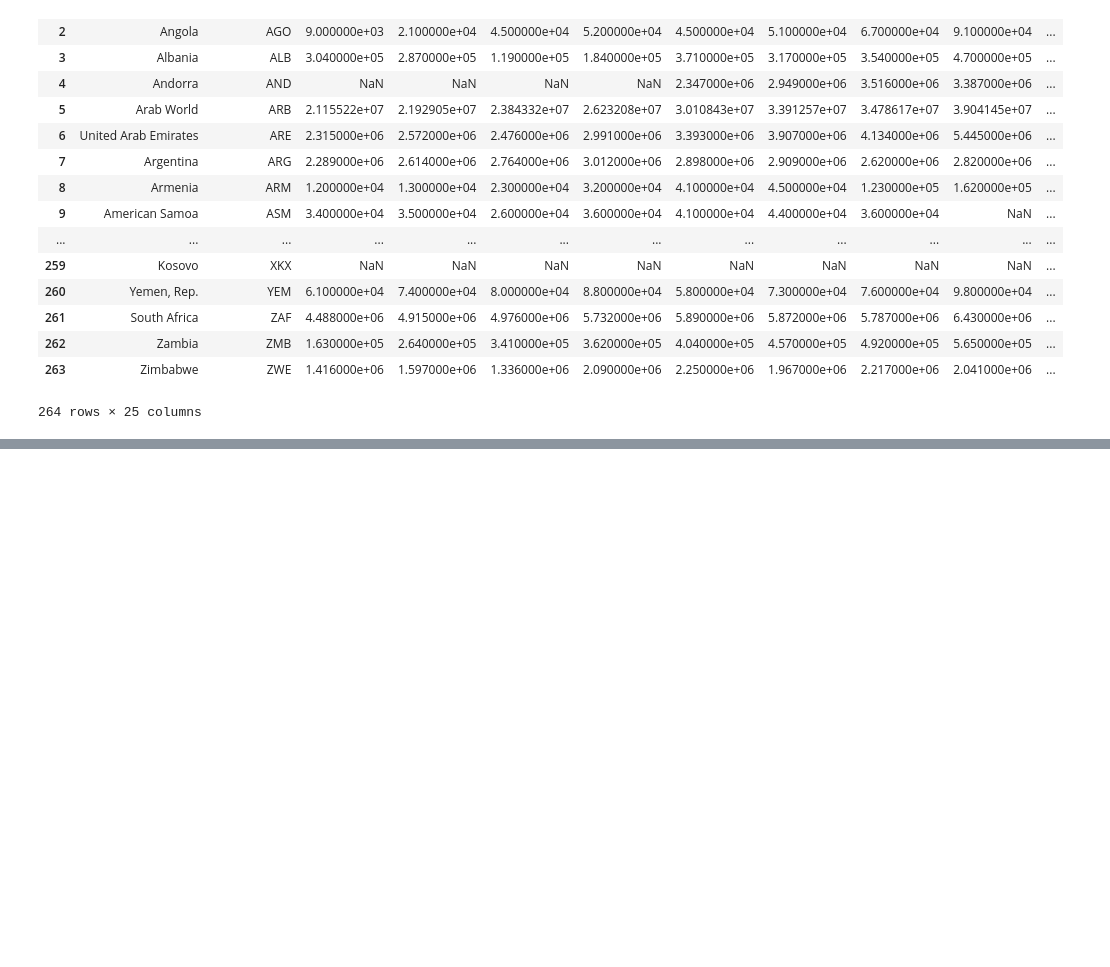
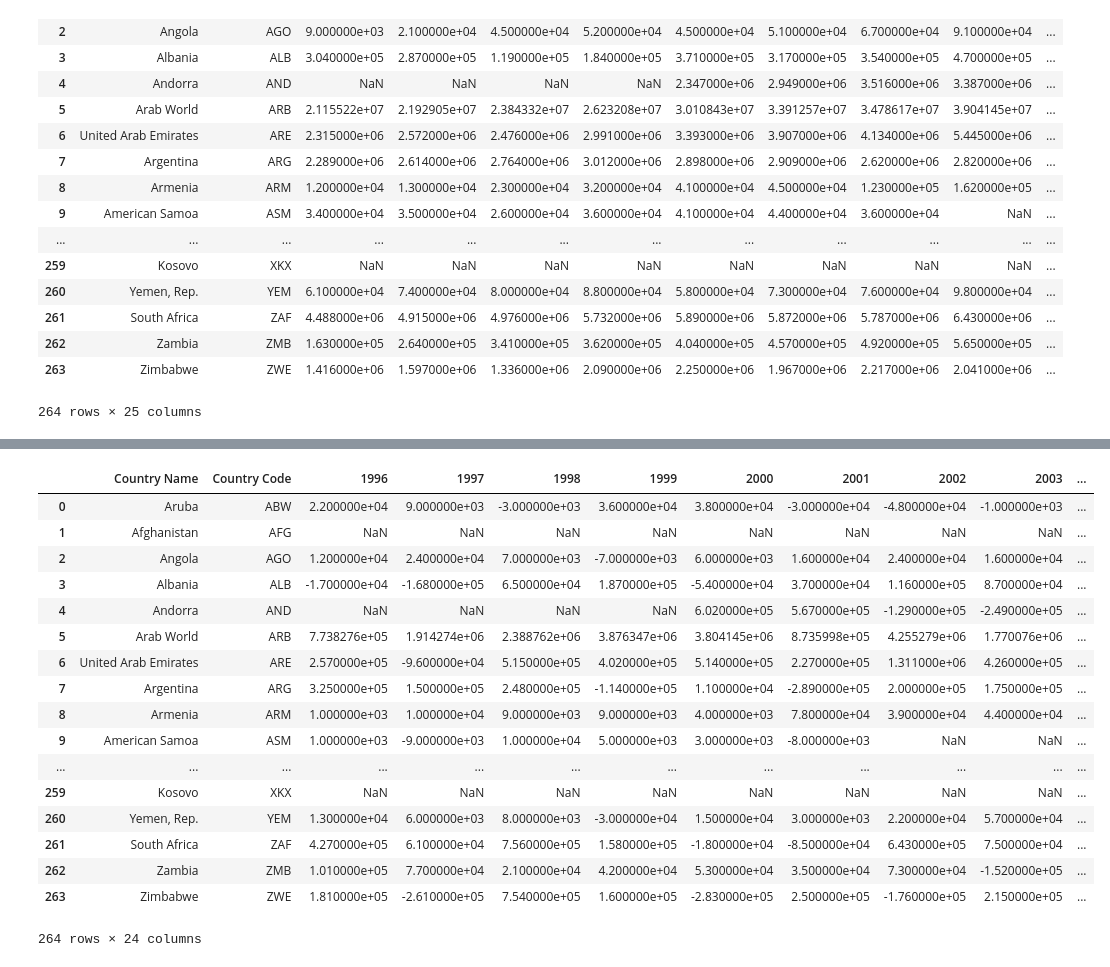
Before and after one commit to rennanvoa2/Programming_DS_Project, a Jupyter notebook: Final Project.ipynb, the cells around one changed output, grey strips where cells are left out. Saved outputs shown, nothing was run; the diff lists cells and outputs as text; code cells hidden in the pictures; blank space fills up the shorter version.

```diff
--- a/Final Project.ipynb
+++ b/Final Project.ipynb
@@ -177,0 +238,22 @@ df[(df['Region'].notnull()) & (df['IncomeGroup'].notnull())].nsmallest(10,['2017
+# %%
+df1.loc[df['Region'].notnull()]
+df1.dropna(thresh=2)
+# %% [output]
+|  | Country Name | Country Code | 1996 | 1997 | 1998 | 1999 | 2000 | 2001 | 2002 | 2003 | ... |
+| 0 | Aruba | ABW | 2.200000e+04 | 9.000000e+03 | -3.000000e+03 | 3.600000e+04 | 3.800000e+04 | -3.000000e+04 | -4.800000e+04 | -1.000000e+03 | ... |
+| 1 | Afghanistan | AFG | NaN | NaN | NaN | NaN | NaN | NaN | NaN | NaN | ... |
+| 2 | Angola | AGO | 1.200000e+04 | 2.400000e+04 | 7.000000e+03 | -7.000000e+03 | 6.000000e+03 | 1.600000e+04 | 2.400000e+04 | 1.600000e+04 | ... |
+| 3 | Albania | ALB | -1.700000e+04 | -1.680000e+05 | 6.500000e+04 | 1.870000e+05 | -5.400000e+04 | 3.700000e+04 | 1.160000e+05 | 8.700000e+04 | ... |
+| 4 | Andorra | AND | NaN | NaN | NaN | NaN | 6.020000e+05 | 5.670000e+05 | -1.290000e+05 | -2.490000e+05 | ... |
+| 5 | Arab World | ARB | 7.738276e+05 | 1.914274e+06 | 2.388762e+06 | 3.876347e+06 | 3.804145e+06 | 8.735998e+05 | 4.255279e+06 | 1.770076e+06 | ... |
+| 6 | United Arab Emirates | ARE | 2.570000e+05 | -9.600000e+04 | 5.150000e+05 | 4.020000e+05 | 5.140000e+05 | 2.270000e+05 | 1.311000e+06 | 4.260000e+05 | ... |
+| 7 | Argentina | ARG | 3.250000e+05 | 1.500000e+05 | 2.480000e+05 | -1.140000e+05 | 1.100000e+04 | -2.890000e+05 | 2.000000e+05 | 1.750000e+05 | ... |
+| 8 | Armenia | ARM | 1.000000e+03 | 1.000000e+04 | 9.000000e+03 | 9.000000e+03 | 4.000000e+03 | 7.800000e+04 | 3.900000e+04 | 4.400000e+04 | ... |
+| 9 | American Samoa | ASM | 1.000000e+03 | -9.000000e+03 | 1.000000e+04 | 5.000000e+03 | 3.000000e+03 | -8.000000e+03 | NaN | NaN | ... |
+| ... | ... | ... | ... | ... | ... | ... | ... | ... | ... | ... | ... |
+| 259 | Kosovo | XKX | NaN | NaN | NaN | NaN | NaN | NaN | NaN | NaN | ... |
+| 260 | Yemen, Rep. | YEM | 1.300000e+04 | 6.000000e+03 | 8.000000e+03 | -3.000000e+04 | 1.500000e+04 | 3.000000e+03 | 2.200000e+04 | 5.700000e+04 | ... |
+| 261 | South Africa | ZAF | 4.270000e+05 | 6.100000e+04 | 7.560000e+05 | 1.580000e+05 | -1.800000e+04 | -8.500000e+04 | 6.430000e+05 | 7.500000e+04 | ... |
+| 262 | Zambia | ZMB | 1.010000e+05 | 7.700000e+04 | 2.100000e+04 | 4.200000e+04 | 5.300000e+04 | 3.500000e+04 | 7.300000e+04 | -1.520000e+05 | ... |
+| 263 | Zimbabwe | ZWE | 1.810000e+05 | -2.610000e+05 | 7.540000e+05 | 1.600000e+05 | -2.830000e+05 | 2.500000e+05 | -1.760000e+05 | 2.150000e+05 | ... |
+264 rows × 24 columns
```
Also changed, not shown: parts of 16 cells of this notebook.
